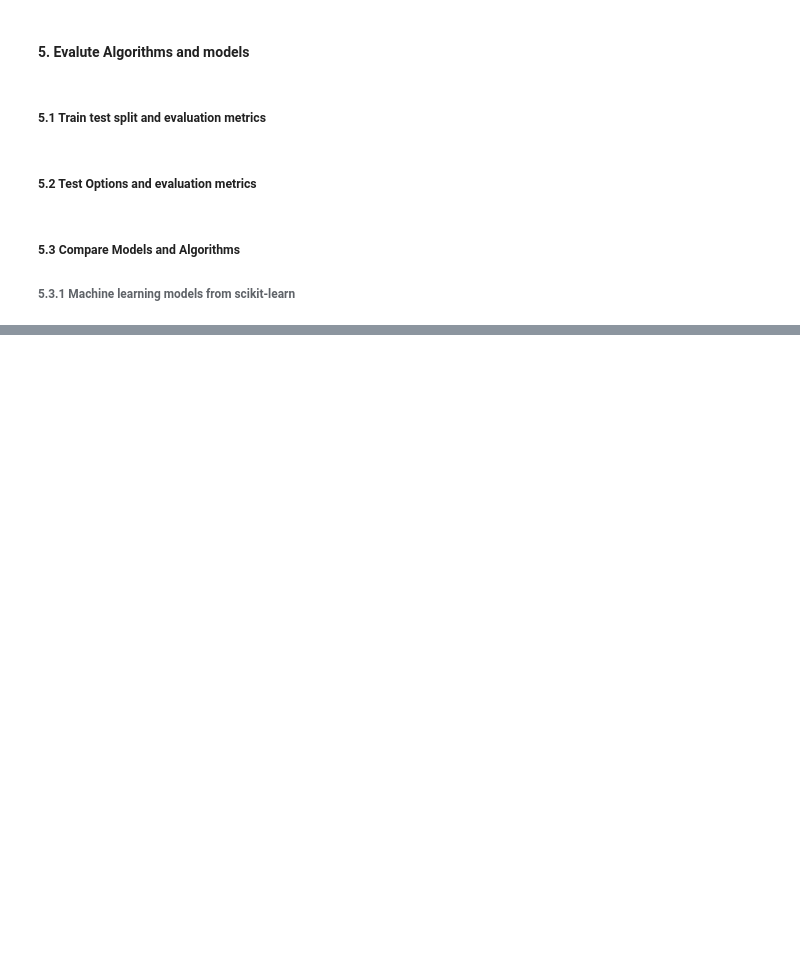
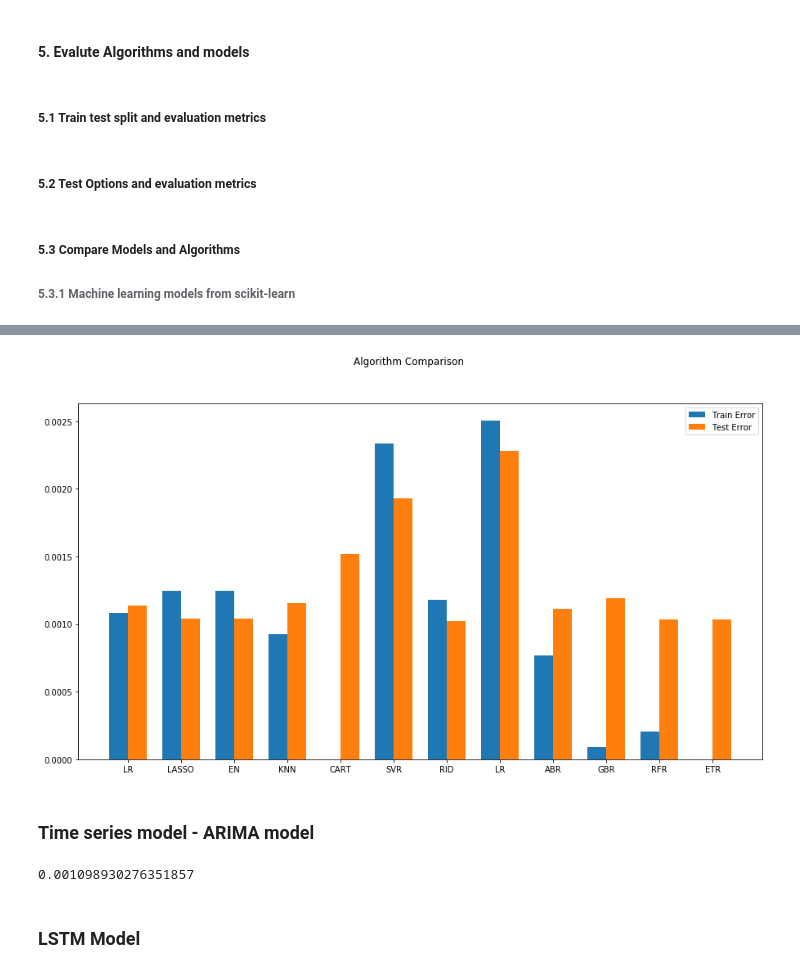
Before and after one commit to Kasimova2022/ml-sagemaker, a Jupyter notebook: fin-ml/case study 1 - stock prediction.ipynb, the cells around one changed output, grey strips where cells are left out. Saved outputs shown, nothing was run; the diff lists cells and outputs as text; code cells hidden in the pictures; blank space fills up the shorter version.

```diff
--- a/fin-ml/case study 1 - stock prediction.ipynb
+++ b/fin-ml/case study 1 - stock prediction.ipynb
@@ -249,0 +293,18 @@ kfold_results
+# %%
+fig = pyplot.figure()
+ind = np.arange(len(names))
+width = 0.35
+
+fig.suptitle('Algorithm Comparison')
+ax = fig.add_subplot(111)
+pyplot.bar(ind - width/2, train_results, width=width, label='Train Error')
+pyplot.bar(ind + width/2, test_results, width=width, label='Test Error')
+fig.set_size_inches(15,8)
+pyplot.legend()
+ax.set_xticks(ind)
+ax.set_xticklabels(names)
+pyplot.show()
+# %% [output]
+[figure, added]
+# %% [markdown]
+### Time series model - ARIMA model
@@ -249,0 +324,6 @@ kfold_results
+# %%
+error_Test_ARIMA
+# %% [output]
+0.001098930276351857
+# %% [markdown]
+### LSTM Model
```
Also changed, not shown: parts of 18 cells of this notebook.
